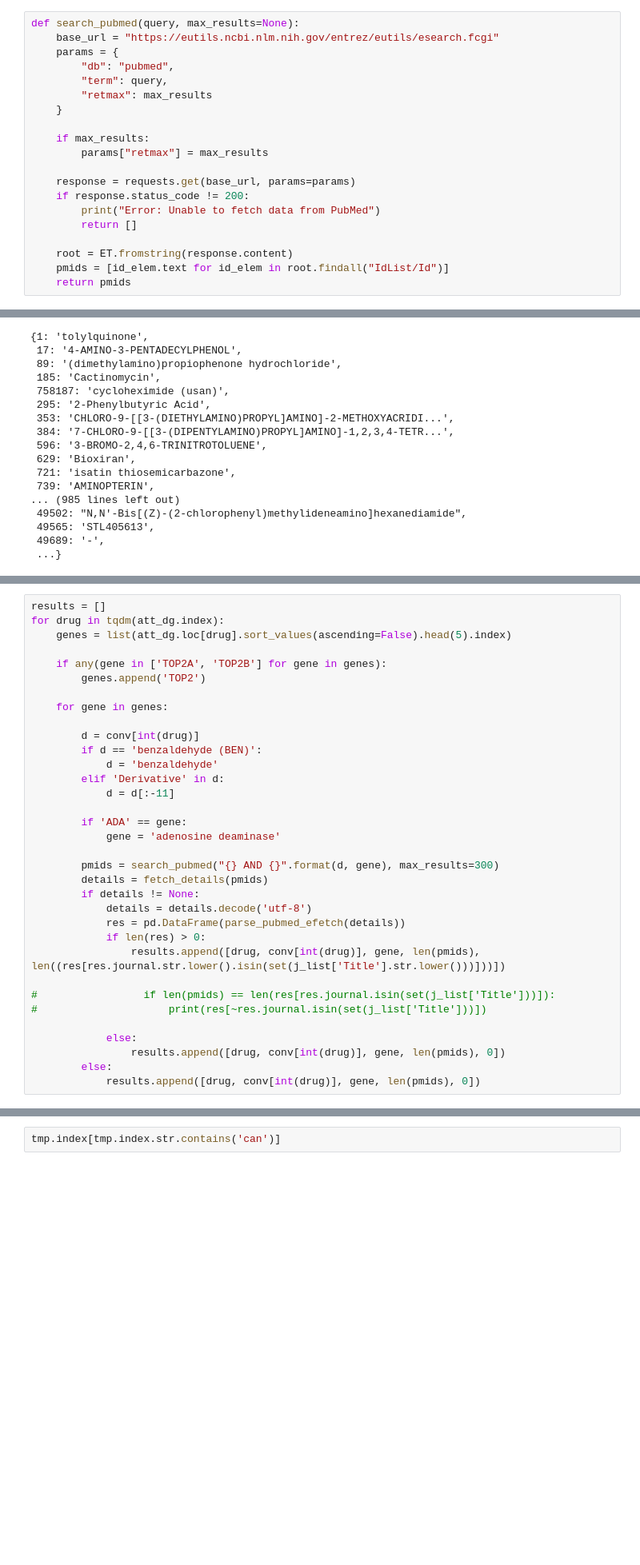
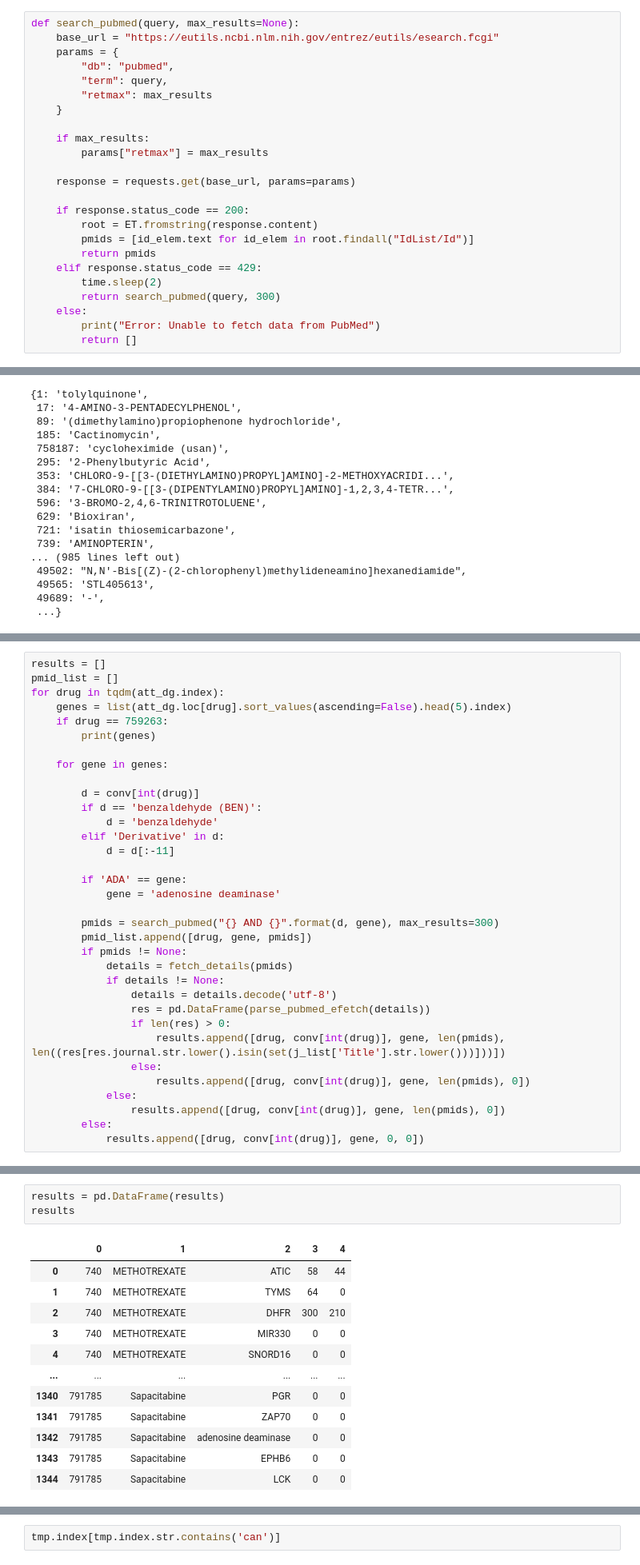
Before and after one commit to cannin/drGAT, a Jupyter notebook: Figs/Fig2.ipynb, the cells around one changed output, grey strips where cells are left out. Shown at 80% size. Cells and saved outputs as stored; diff of their text form; blank space fills up the shorter version.

```diff
--- a/Figs/Fig2.ipynb
+++ b/Figs/Fig2.ipynb
@@ -49,13 +50,17 @@ def search_pubmed(query, max_results=None):
         params["retmax"] = max_results
 
     response = requests.get(base_url, params=params)
-    if response.status_code != 200:
+
+    if response.status_code == 200:
+        root = ET.fromstring(response.content)
+        pmids = [id_elem.text for id_elem in root.findall("IdList/Id")]
+        return pmids
+    elif response.status_code == 429:
+        time.sleep(2)
+        return search_pubmed(query, 300)
+    else:
         print("Error: Unable to fetch data from PubMed")
         return []
-
-    root = ET.fromstring(response.content)
-    pmids = [id_elem.text for id_elem in root.findall("IdList/Id")]
-    return pmids
 # %%
 def fetch_details(pmids):
     ids = ",".join(pmids)
@@ -178,10 +181,10 @@ for i, j in zip(conv.values(), conv.keys()):
 # %%
 results = []
+pmid_list = []
 for drug in tqdm(att_dg.index):
     genes = list(att_dg.loc[drug].sort_values(ascending=False).head(5).index)
-
-    if any(gene in ['TOP2A', 'TOP2B'] for gene in genes):
-        genes.append('TOP2')
+    if drug == 759263:
+        print(genes)
 
     for gene in genes:
 
@@ -195,18 +198,18 @@ for drug in tqdm(att_dg.index):
             gene = 'adenosine deaminase'
 
         pmids = search_pubmed("{} AND {}".format(d, gene), max_results=300)
-        details = fetch_details(pmids)
-        if details != None:
-            details = details.decode('utf-8')
-            res = pd.DataFrame(parse_pubmed_efetch(details))
-            if len(res) > 0:
-                results.append([drug, conv[int(drug)], gene, len(pmids), len((res[res.journal.str.lower().isin(set(j_list['Title'].str.lower()))]))])
-
-#                 if len(pmids) == len(res[res.journal.isin(set(j_list['Title']))]):
-#                     print(res[~res.journal.isin(set(j_list['Title']))])
-
+        pmid_list.append([drug, gene, pmids])
+        if pmids != None:
+            details = fetch_details(pmids)
+            if details != None:
+                details = details.decode('utf-8')
+                res = pd.DataFrame(parse_pubmed_efetch(details))
+                if len(res) > 0:
+                    results.append([drug, conv[int(drug)], gene, len(pmids), len((res[res.journal.str.lower().isin(set(j_list['Title'].str.lower()))]))])
+                else:
+                    results.append([drug, conv[int(drug)], gene, len(pmids), 0])
             else:
                 results.append([drug, conv[int(drug)], gene, len(pmids), 0])
         else:
-            results.append([drug, conv[int(drug)], gene, len(pmids), 0])
+            results.append([drug, conv[int(drug)], gene, 0, 0])
 # %% [output]
@@ -219,0 +245,16 @@ j_list[j_list['Title'].str.contains('Frontiers in Pharmacology')]
+# %%
+results = pd.DataFrame(results)
+results
+# %% [output]
+|  | 0 | 1 | 2 | 3 | 4 |
+| 0 | 740 | METHOTREXATE | ATIC | 58 | 44 |
+| 1 | 740 | METHOTREXATE | TYMS | 64 | 0 |
+| 2 | 740 | METHOTREXATE | DHFR | 300 | 210 |
+| 3 | 740 | METHOTREXATE | MIR330 | 0 | 0 |
+| 4 | 740 | METHOTREXATE | SNORD16 | 0 | 0 |
+| ... | ... | ... | ... | ... | ... |
+| 1340 | 791785 | Sapacitabine | PGR | 0 | 0 |
+| 1341 | 791785 | Sapacitabine | ZAP70 | 0 | 0 |
+| 1342 | 791785 | Sapacitabine | adenosine deaminase | 0 | 0 |
+| 1343 | 791785 | Sapacitabine | EPHB6 | 0 | 0 |
+| 1344 | 791785 | Sapacitabine | LCK | 0 | 0 |
```
Also changed, not shown: parts of 46 cells of this notebook, 2 other files.
